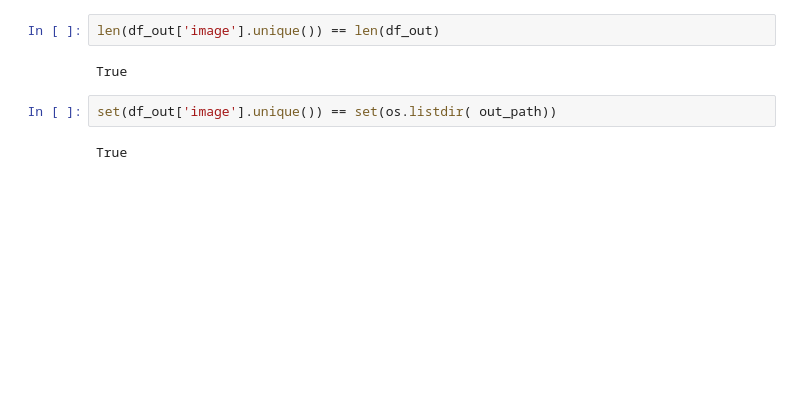
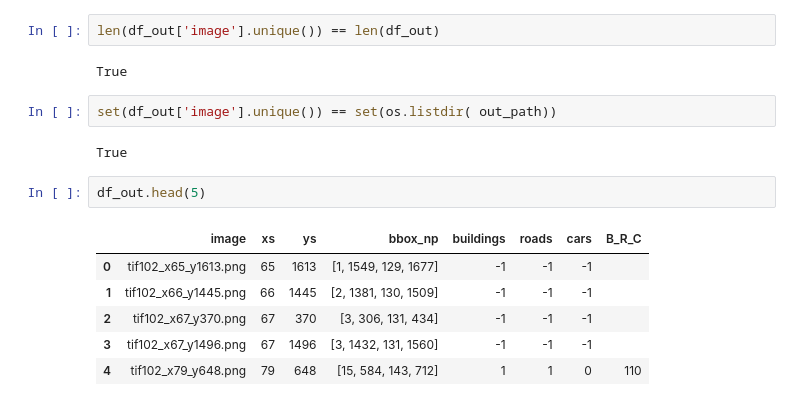
Before and after one commit to dpanas/clear-dear, a Jupyter notebook: notebooks/dp-3-data-prep-2-xView.ipynb, the cells around one changed output. Saved outputs shown, nothing was run; the diff lists cells and outputs as text; blank space fills up the shorter version.

```diff
--- a/notebooks/dp-3-data-prep-2-xView.ipynb
+++ b/notebooks/dp-3-data-prep-2-xView.ipynb
@@ -196,3 +219,12 @@ True
 set(df_out['image'].unique()) == set(os.listdir( out_path))
 # %% [output]
 True
+# %%
+df_out.head(5)
+# %% [output]
+|  | image | xs | ys | bbox_np | buildings | roads | cars | B_R_C |
+| 0 | tif102_x65_y1613.png | 65 | 1613 | [1, 1549, 129, 1677] | -1 | -1 | -1 |  |
+| 1 | tif102_x66_y1445.png | 66 | 1445 | [2, 1381, 130, 1509] | -1 | -1 | -1 |  |
+| 2 | tif102_x67_y370.png | 67 | 370 | [3, 306, 131, 434] | -1 | -1 | -1 |  |
+| 3 | tif102_x67_y1496.png | 67 | 1496 | [3, 1432, 131, 1560] | -1 | -1 | -1 |  |
+| 4 | tif102_x79_y648.png | 79 | 648 | [15, 584, 143, 712] | 1 | 1 | 0 | 110 |
```
Also changed, not shown: parts of 10 cells of this notebook, 7 other files.
